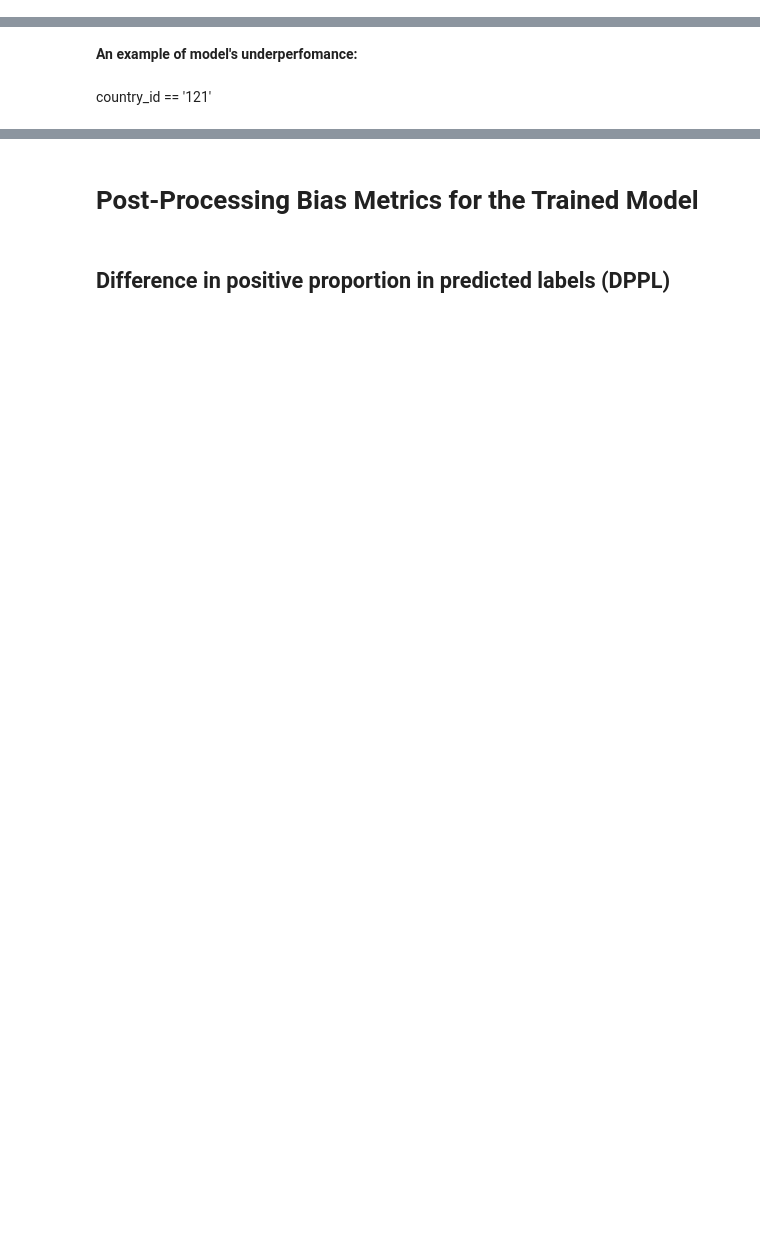
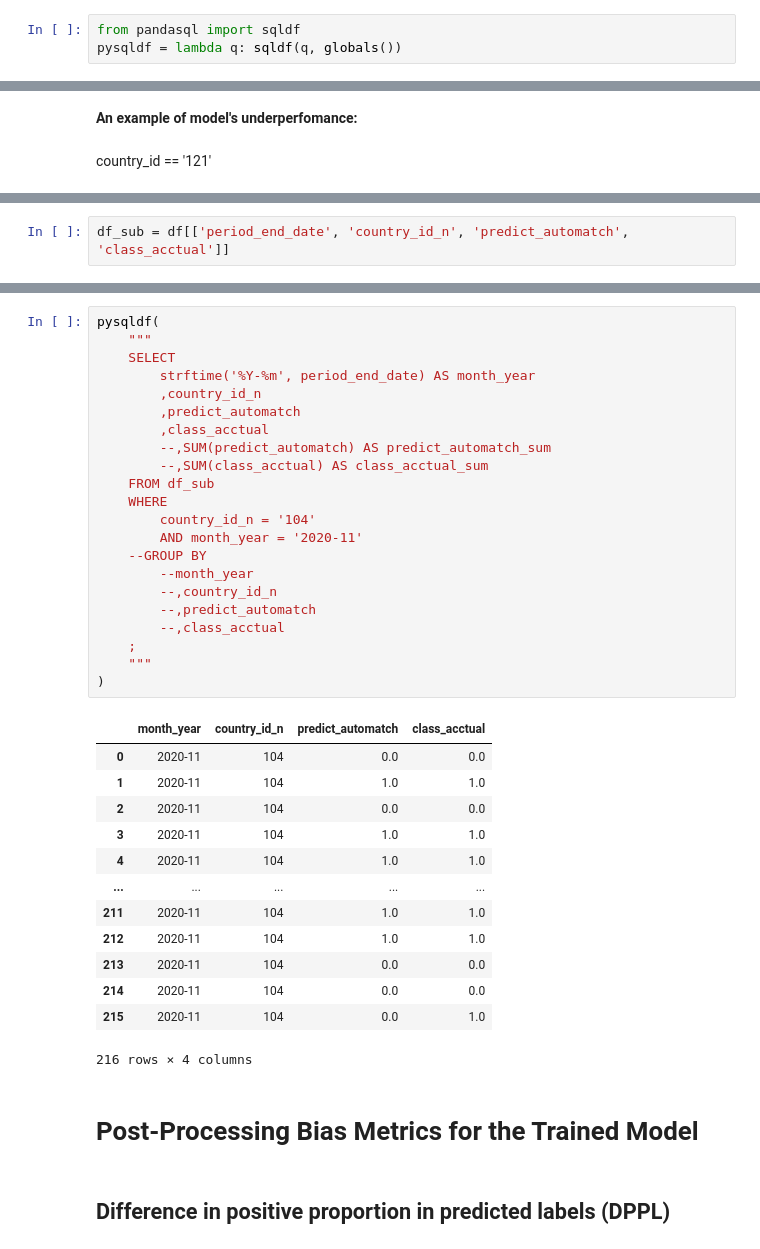
Before and after one commit to KonuTech/gfk_ml_ops_data_analyst, a Jupyter notebook: Profiler.ipynb, the cells around one changed output, grey strips where cells are left out. Cells and saved outputs as stored; diff of their text form; blank space fills up the shorter version.

```diff
--- a/Profiler.ipynb
+++ b/Profiler.ipynb
@@ -43,6 +44,9 @@ from pandas_profiling import ProfileReport
 from sklearn.metrics import confusion_matrix, ConfusionMatrixDisplay
 from scripts.python.get_metrics import *
 from scripts.python.get_charts import get_monthly_stability_chart
+# %%
+from pandasql import sqldf
+pysqldf = lambda q: sqldf(q, globals())
 # %%
 INPUT_PATH="input"
 OUTPUT_PATH="output"
@@ -253,2 +281,4 @@ Observed:
 # %% [markdown]
 ![image info](./docs/images/monthly_stability/predict_automatch/country_id_n_CLASS_121_monthly_stability_grouped.jpg)
+# %%
+df_sub = df[['period_end_date', 'country_id_n', 'predict_automatch', 'class_acctual']]
@@ -255,3 +313,39 @@ Observed:
+# %%
+pysqldf(
+    """
+    SELECT
+        strftime('%Y-%m', period_end_date) AS month_year
+        ,country_id_n
+        ,predict_automatch
+        ,class_acctual
+        --,SUM(predict_automatch) AS predict_automatch_sum
+        --,SUM(class_acctual) AS class_acctual_sum
+    FROM df_sub
+    WHERE
+        country_id_n = '104'
+        AND month_year = '2020-11'
+    --GROUP BY
+        --month_year
+        --,country_id_n
+        --,predict_automatch
+        --,class_acctual
+    ;
+    """
+)
+# %% [output]
+|  | month_year | country_id_n | predict_automatch | class_acctual |
+| 0 | 2020-11 | 104 | 0.0 | 0.0 |
+| 1 | 2020-11 | 104 | 1.0 | 1.0 |
+| 2 | 2020-11 | 104 | 0.0 | 0.0 |
+| 3 | 2020-11 | 104 | 1.0 | 1.0 |
+| 4 | 2020-11 | 104 | 1.0 | 1.0 |
+| ... | ... | ... | ... | ... |
+| 211 | 2020-11 | 104 | 1.0 | 1.0 |
+| 212 | 2020-11 | 104 | 1.0 | 1.0 |
+| 213 | 2020-11 | 104 | 0.0 | 0.0 |
+| 214 | 2020-11 | 104 | 0.0 | 0.0 |
+| 215 | 2020-11 | 104 | 0.0 | 1.0 |
+216 rows × 4 columns
 # %% [markdown]
 # Post-Processing Bias Metrics for the Trained Model
 # %% [markdown]
```
Also changed, not shown: parts of 7 cells of this notebook, 2 other files.
